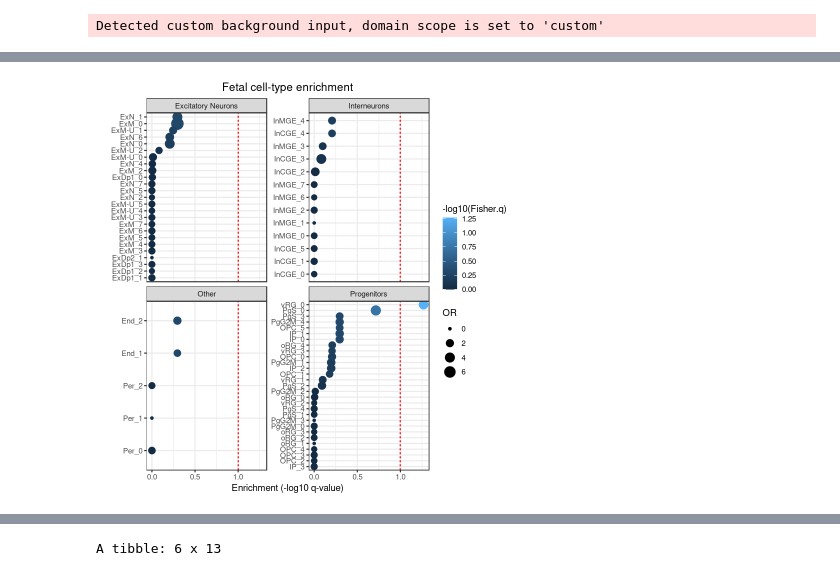
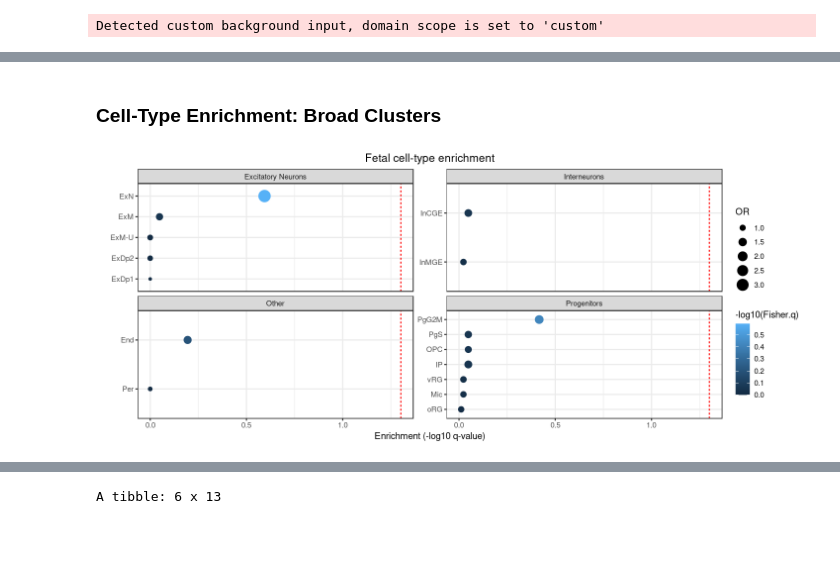
Before and after one commit to gandallab/devBrain_xQTL, a Jupyter notebook: code/06-analyses/Fetal-only-QTLs.ipynb, the cells around one changed output, grey strips where cells are left out. Saved outputs shown, nothing was run; the diff lists cells and outputs as text; code cells hidden in the pictures; blank space fills up the shorter version.

```diff
--- a/code/06-analyses/Fetal-only-QTLs.ipynb
+++ b/code/06-analyses/Fetal-only-QTLs.ipynb
@@ -75,39 +66,39 @@ A tibble: 6 x 14
 | query_1 | TRUE | 7.226205e-08 | 35 | 2389 | 27 | 0.011301800 | 0.7714286 | GO:0000244 | GO:BP | ... |
 | query_1 | TRUE | 4.047260e-06 | 46 | 2389 | 30 | 0.012557555 | 0.6521739 | GO:0000387 | GO:BP | ... |
 | query_1 | TRUE | 2.264497e-05 | 24 | 2389 | 19 | 0.007953118 | 0.7916667 | GO:0030621 | GO:MF | ... |
+# %% [markdown]
+### Cell-Type Enrichment: Broad Clusters
 # %%
 # Cell type markers from fetal brain scRNAseq
 # Load poliodakis et al markers (Table S4)
 celltypemarkers <- openxlsx::read.xlsx('https://www.cell.com/cms/10.1016/j.neuron.2019.06.011/attachment/508ae008-b926-487a-b871-844a12acc1f8/mmc5', sheet='Cluster enriched genes') %>% as_tibble()
-
 celltypemarkers.tableS5 = openxlsx::read.xlsx('https://www.cell.com/cms/10.1016/j.neuron.2019.06.011/attachment/ec1863fa-0dfc-405c-928c-c5ca96115667/mmc6', sheet='Sub-cluster enriched genes') %>% as_tibble()
-markers.bg = unique(c(celltypemarkers$Ensembl,celltypemarkers.tableS5$Ensembl))
-markers.bg2 <- tableS1 %>% filter(gene_type == "protein_coding") %>%  select(pid) %>% pull()
+markers.bg = unique(c(celltypemarkers$Ensembl, celltypemarkers.tableS5$Ensembl))
 
 
   df_fisher = data.frame()
-  for(this_cell in unique(celltypemarkers.tableS5$Subcluster)) {
-    marker_genes = celltypemarkers.tableS5 %>% filter(Subcluster == this_cell) %>% dplyr::select(Ensembl) %>% pull()
+  for(this_cell in unique(celltypemarkers$Cluster)) {
+    marker_genes = celltypemarkers %>% filter(Cluster == this_cell) %>% dplyr::select(Ensembl) %>% pull()
     enrichment = ORA(fetal_only_eGenes$pid, marker_genes, fetal_all_eGenes, markers.bg)
     df_fisher = rbind(df_fisher, data.frame(set="Fetal-only-eGenes", cell=this_cell, as.data.frame(t(enrichment))))
   }
 
     df_fisher$OR = as.numeric(df_fisher$OR)
   df_fisher$Fisher.p = as.numeric(df_fisher$Fisher.p)
-  df_fisher$Fisher.p[df_fisher$OR<1] = 1
   df_fisher$Fisher.q = p.adjust(df_fisher$Fisher.p,'fdr')
+  df_fisher$Fisher.q[df_fisher$OR<1] = 1
+    df_fisher$Fisher.p[df_fisher$OR<1] = 1
 
   df_fisher$CellClass = "Progenitors"
   df_fisher$CellClass[grep("Ex",df_fisher$cell)] = "Excitatory Neurons"
   df_fisher$CellClass[grep("In",df_fisher$cell)] = "Interneurons"
   df_fisher$CellClass[grep("End",df_fisher$cell)] = "Other"
   df_fisher$CellClass[grep("Per",df_fisher$cell)] = "Other"
   df_fisher$CellClass[grep("Per",df_fisher$cell)] = "Other"
 
-panelB <- ggplot(df_fisher,aes(x=reorder(cell, -Fisher.q), y= -log10(Fisher.q), size=OR, color=-log10(Fisher.q))) +
+ggplot(df_fisher,aes(x=reorder(cell, -Fisher.q), y= -log10(Fisher.q), size=OR, color=-log10(Fisher.q))) +
         geom_point() + coord_flip() + facet_wrap(~CellClass, scales = 'free_y') + theme_bw() +
-    geom_hline(yintercept = 1,lty=2,color='red') + labs(y='Enrichment (-log10 q-value)',x='') +
+    geom_hline(yintercept = -log10(0.05),lty=2,color='red') + labs(y='Enrichment (-log10 q-value)',x='') +
 ggtitle("Fetal cell-type enrichment")+ theme(plot.title = element_text(hjust=.5))
-panelB
 # %% [output]
-[figure, old version]
+[figure, new version]
```
Also changed, not shown: parts of 23 cells of this notebook.
